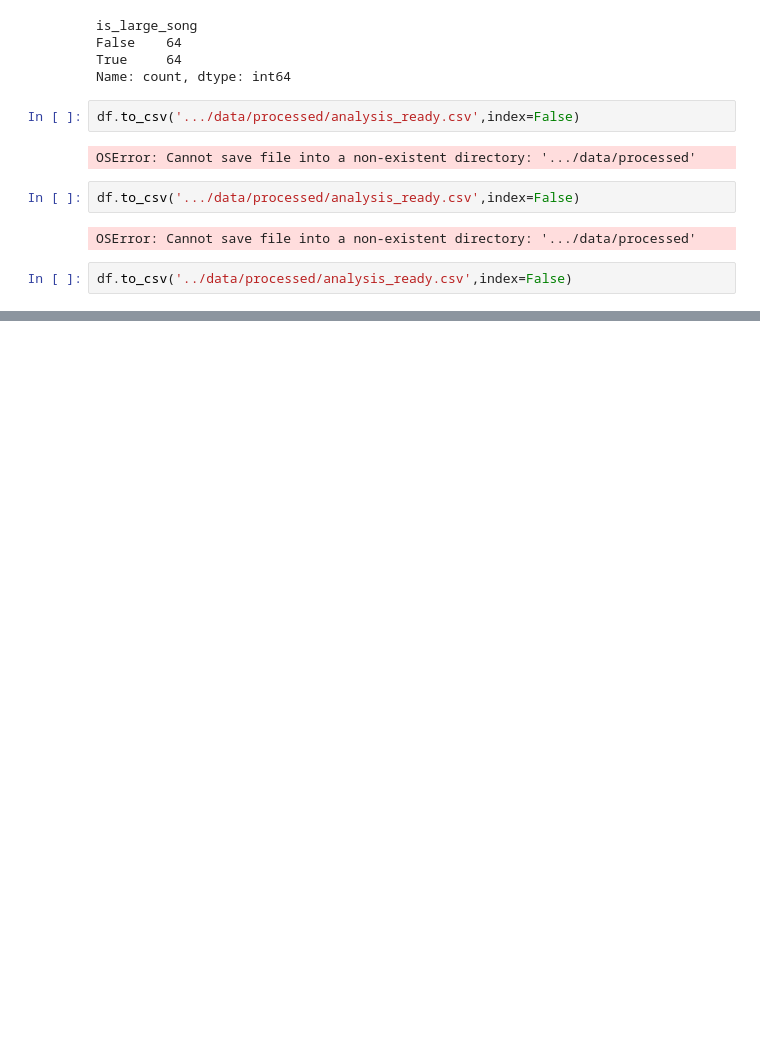
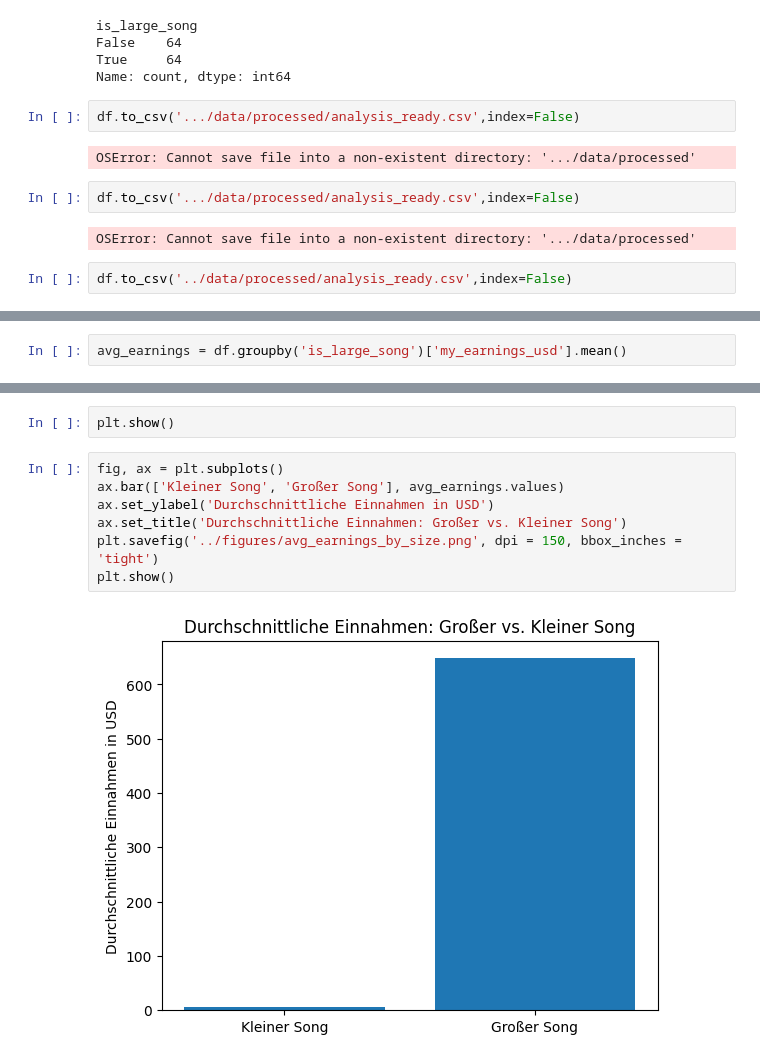
Before and after one commit to leonardobostan05/Royalty-Catalogue-Analysis, a Jupyter notebook: notebooks/01_analysis.ipynb, the cells around one changed output, grey strips where cells are left out. Saved outputs shown, nothing was run; the diff lists cells and outputs as text; blank space fills up the shorter version.

```diff
--- a/notebooks/01_analysis.ipynb
+++ b/notebooks/01_analysis.ipynb
@@ -289,0 +294,2 @@ df.to_csv('../data/processed/analysis_ready.csv',index=False)
+# %%
+avg_earnings = df.groupby('is_large_song')['my_earnings_usd'].mean()
@@ -289,0 +331,11 @@ df.to_csv('../data/processed/analysis_ready.csv',index=False)
+# %%
+plt.show()
+# %%
+fig, ax = plt.subplots()
+ax.bar(['Kleiner Song', 'Großer Song'], avg_earnings.values)
+ax.set_ylabel('Durchschnittliche Einnahmen in USD')
+ax.set_title('Durchschnittliche Einnahmen: Großer vs. Kleiner Song')
+plt.savefig('../figures/avg_earnings_by_size.png', dpi = 150, bbox_inches = 'tight')
+plt.show()
+# %% [output]
+[figure, added]
```
Also changed, not shown: parts of 44 cells of this notebook, 3 other files.
